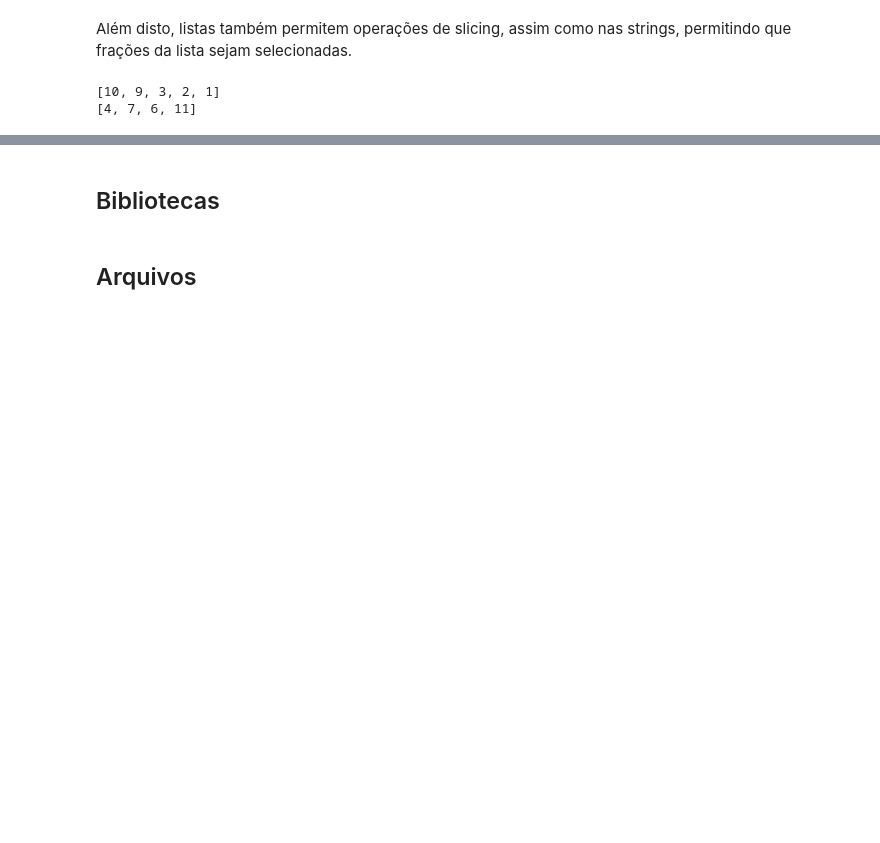
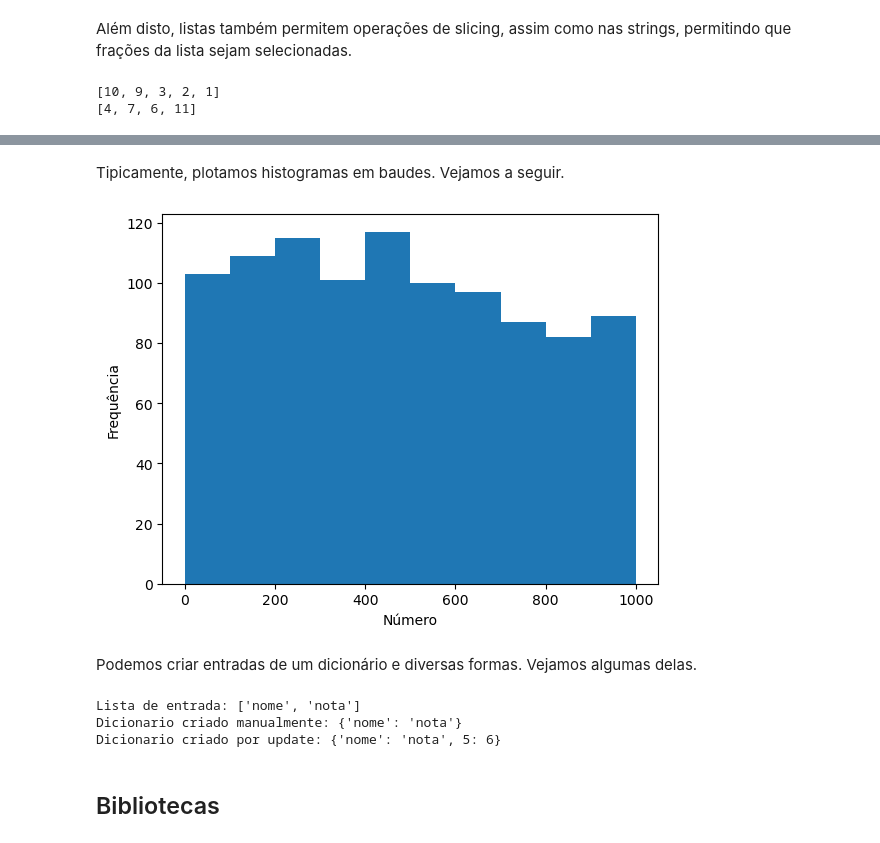
Before and after one commit to Gabrielcarvfer/Introducao-a-Ciencia-da-Computacao-UnB, a Jupyter notebook: material.ipynb, the cells around one changed output, grey strips where cells are left out. Cells and saved outputs as stored; diff of their text form; code cells hidden in the pictures; blank space fills up the shorter version.

```diff
--- a/material.ipynb
+++ b/material.ipynb
@@ -1158,10 +1198,36 @@ Dicionários
+# %% [markdown]
+Tipicamente, plotamos histogramas em baudes. Vejamos a seguir.
+# %%
+import matplotlib.pyplot as plt
+plt.hist(numeros_aleatorios)
+plt.xlabel("Número")
+plt.ylabel("Frequência")
+plt.show()
+# %% [output]
+[figure, added]
+# %% [markdown]
+Podemos criar entradas de um dicionário e diversas formas. Vejamos algumas delas.
+# %%
+texto = "nome nota"
+lista = texto.split()
+print(f"Lista de entrada: {lista}")
+
+dicionario = {}
+chave, valor = lista
+# Cria entrada do dicionário manualmente
+dicionario[chave] = valor
+print(f"Dicionario criado manualmente: {dicionario}")
+
+# Cria entrada do dicionário através do update
+dicionario = {}
+dicionario.update([lista, (5, 6)])
+print(f"Dicionario criado por update: {dicionario}")
+# %% [output]
+Lista de entrada: ['nome', 'nota']
+Dicionario criado manualmente: {'nome': 'nota'}
+Dicionario criado por update: {'nome': 'nota', 5: 6}
 # %% [markdown]
 <a id='bibliotecas'></a>
 
 Bibliotecas
 -------------
-# %% [markdown]
-<a id='arquivos'></a>
-
-Arquivos
-----------
```
Also changed, not shown: parts of 40 cells of this notebook, 6 other files.
